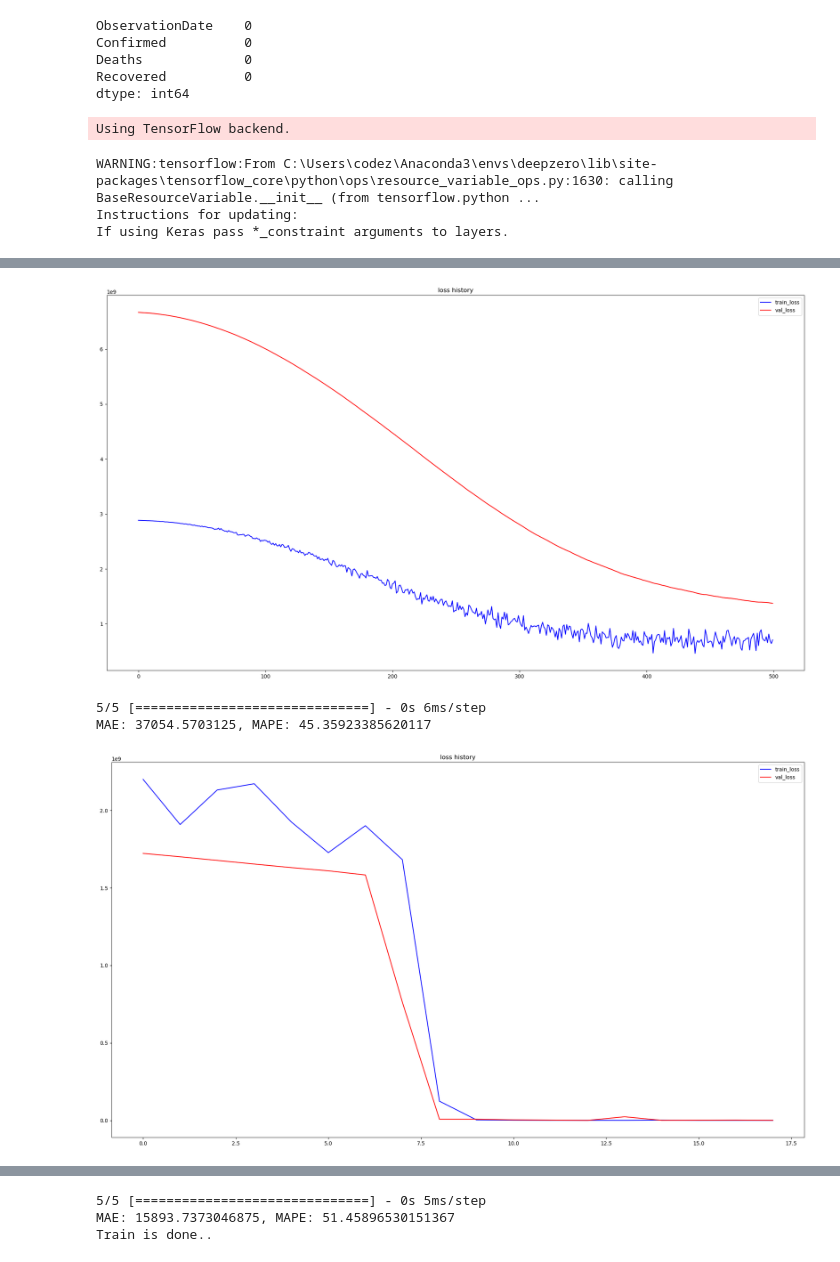
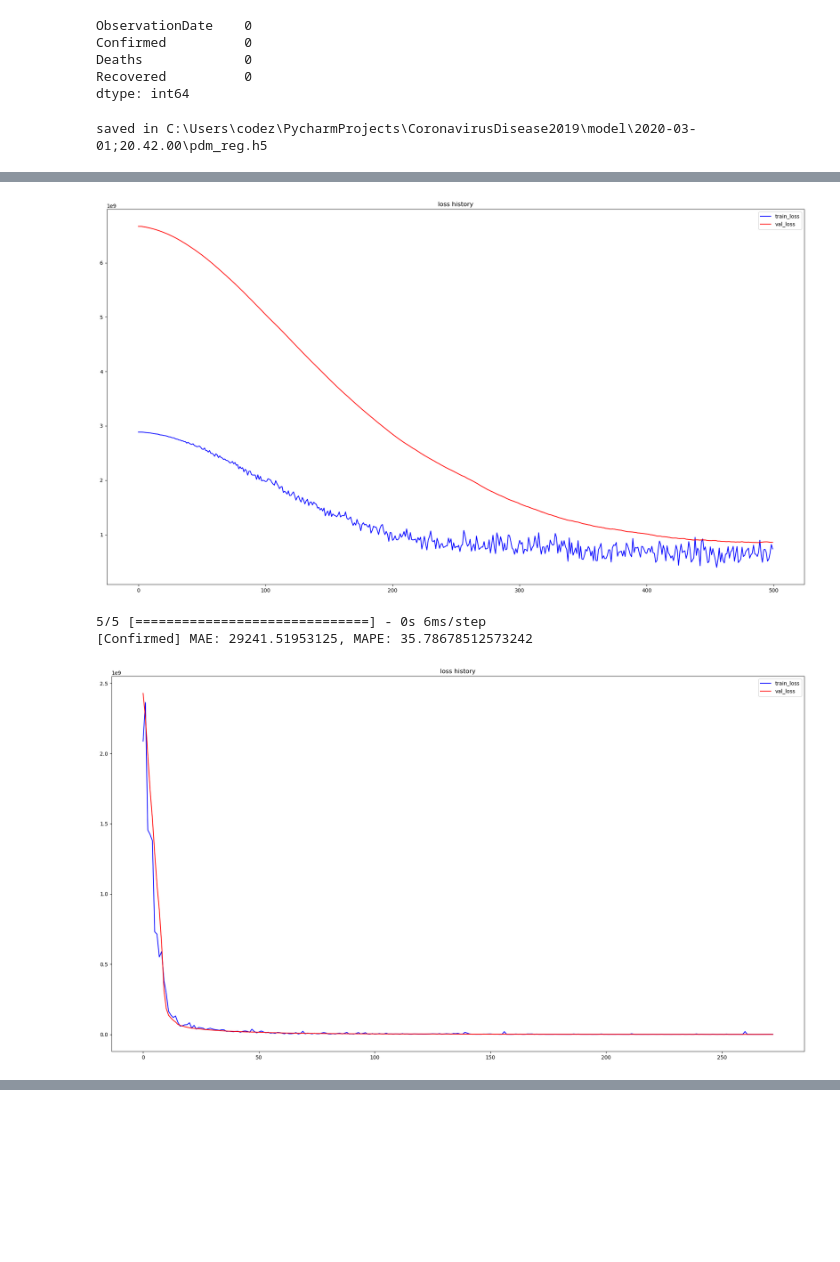
Before and after one commit to gbjung759/CoronavirusDisease2019, a Jupyter notebook: predict_coronavirus_spread.ipynb, the cells around one changed output, grey strips where cells are left out. Saved outputs shown, nothing was run; the diff lists cells and outputs as text; code cells hidden in the pictures; blank space fills up the shorter version.

```diff
--- a/predict_coronavirus_spread.ipynb
+++ b/predict_coronavirus_spread.ipynb
@@ -112,10 +112,10 @@ temp.style.background_gradient(cmap='Greens')
 | 7 | Sri Lanka | 1 | 1 |
 # %%
 # Most recent stats
-daily_df = df.groupby('ObservationDate')['Confirmed', 'Deaths', 'Recovered'].sum()
-daily_df = daily_df.reset_index()
-daily_df = daily_df.sort_values('ObservationDate', ascending=False)
-daily_df.head(1).style.background_gradient(cmap='Pastel1')
+world_daily_df = df.groupby('ObservationDate')['Confirmed', 'Deaths', 'Recovered'].sum()
+world_daily_df = world_daily_df.reset_index()
+world_daily_df = world_daily_df.sort_values('ObservationDate', ascending=False)
+world_daily_df.head(1).style.background_gradient(cmap='Pastel1')
 # %% [output]
 |  | ObservationDate | Confirmed | Deaths | Recovered |
 | 37 | 2020-02-28 00:00:00 | 84124 | 2867 | 36711 |
@@ -177,7 +177,7 @@ class PandemicRegressor():
         os.mkdir(save_dir)
         self.model_path = os.path.join(save_dir, 'pdm_reg.h5')
         self.callbacks = [
-			EarlyStopping(monitor='val_loss', patience=5)
+			EarlyStopping(monitor='val_loss', patience=20)
 		]
         self.reg = self.build_model()
     def __del__(self):
@@ -186,14 +186,14 @@ class PandemicRegressor():
 
     def build_model(self):
         model = Sequential([
-            #LSTM(64, input_shape=(self.window_size, 1), dropout=0.5, recurrent_dropout=0.5),
-            LSTM(64, batch_input_shape=(self.batch_size, self.window_size, 1), dropout=0.5, stateful=True),
+            LSTM(64, input_shape=(self.window_size, 1), dropout=0.5, recurrent_dropout=0.5),
+            #LSTM(64, batch_input_shape=(self.batch_size, self.window_size, 1), dropout=0.5, stateful=True),
             Dense(64, activation='relu'),
             Dropout(0.5),
             Dense(1, activation='linear')
         ])
         model.compile(loss='mean_squared_error',
-                      optimizer='rmsprop',
+                      optimizer='adam',
                       metrics=['mae', 'mape'])
         return model
 
@@ -220,10 +220,7 @@ class PandemicRegressor():
 
 pdm_reg = PandemicRegressor(window_size=WINDOW_SIZE, batch_size=1)
 # %% [output]
-Using TensorFlow backend.
+saved in C:\Users\codez\PycharmProjects\CoronavirusDisease2019\model\2020-03-01;20.42.00\pdm_reg.h5
-WARNING:tensorflow:From C:\Users\codez\Anaconda3\envs\deepzero\lib\site-packages\tensorflow_core\python\ops\resource_variable_ops.py:1630: calling BaseResourceVariable.__init__ (from tensorflow.python ...
-Instructions for updating:
-If using Keras pass *_constraint arguments to layers.
 # %%
 """
 Predict the global spread of coronavirus
@@ -241,6 +238,9 @@ def show_train_hist(hist):
     plt.tight_layout()
     plt.show()
 
+scales = {}
+
+print('[Worldwide spread of coronavirus19]')
 for col_name in ['Confirmed', 'Deaths', 'Recovered']:
     X, y = seq2dataset(daily_df[col_name], WINDOW_SIZE)
     X_train, X_test, y_train, y_test = train_test_split(X, y, test_size=0.15, shuffle=False)
@@ -248,6 +248,8 @@ for col_name in ['Confirmed', 'Deaths', 'Recovered']:
     # Normalize
     _mean = np.mean(daily_df[col_name].values)
     _std = np.std(daily_df[col_name].values)
+    scales[col_name] = (_mean, _std)
+
     X_scaled_train = (X_train - _mean) / _std
     X_scaled_test = (X_test - _mean) / _std
 
@@ -261,7 +263,7 @@ for col_name in ['Confirmed', 'Deaths', 'Recovered']:
     show_train_hist(hist)
     loss_and_metrics = pdm_reg.evaluate(X_test=X_scaled_test,
                      y_test=y_test)
-    print(f'MAE: {loss_and_metrics[1]}, MAPE: {loss_and_metrics[2]}')
+    print(f'[{col_name}] MAE: {loss_and_metrics[1]}, MAPE: {loss_and_metrics[2]}')
 
 print('Train is done..')
 # %% [output]
@@ -269,4 +271,4 @@ WARNING:tensorflow:From C:\Users\codez\Anaconda3\envs\deepzero\lib\site-packages
-[figure, old version]
+[figure, new version]
 5/5 [==============================] - 0s 6ms/step
-MAE: 37054.5703125, MAPE: 45.35923385620117
+[Confirmed] MAE: 29241.51953125, MAPE: 35.78678512573242
-[figure, old version]
+[figure, new version]
@@ -276,3 +276,0 @@ MAE: 828.6275634765625, MAPE: 30.065746307373047
-5/5 [==============================] - 0s 5ms/step
-MAE: 15893.7373046875, MAPE: 51.45896530151367
-Train is done..
```
Also changed, not shown: parts of 5 cells of this notebook.
